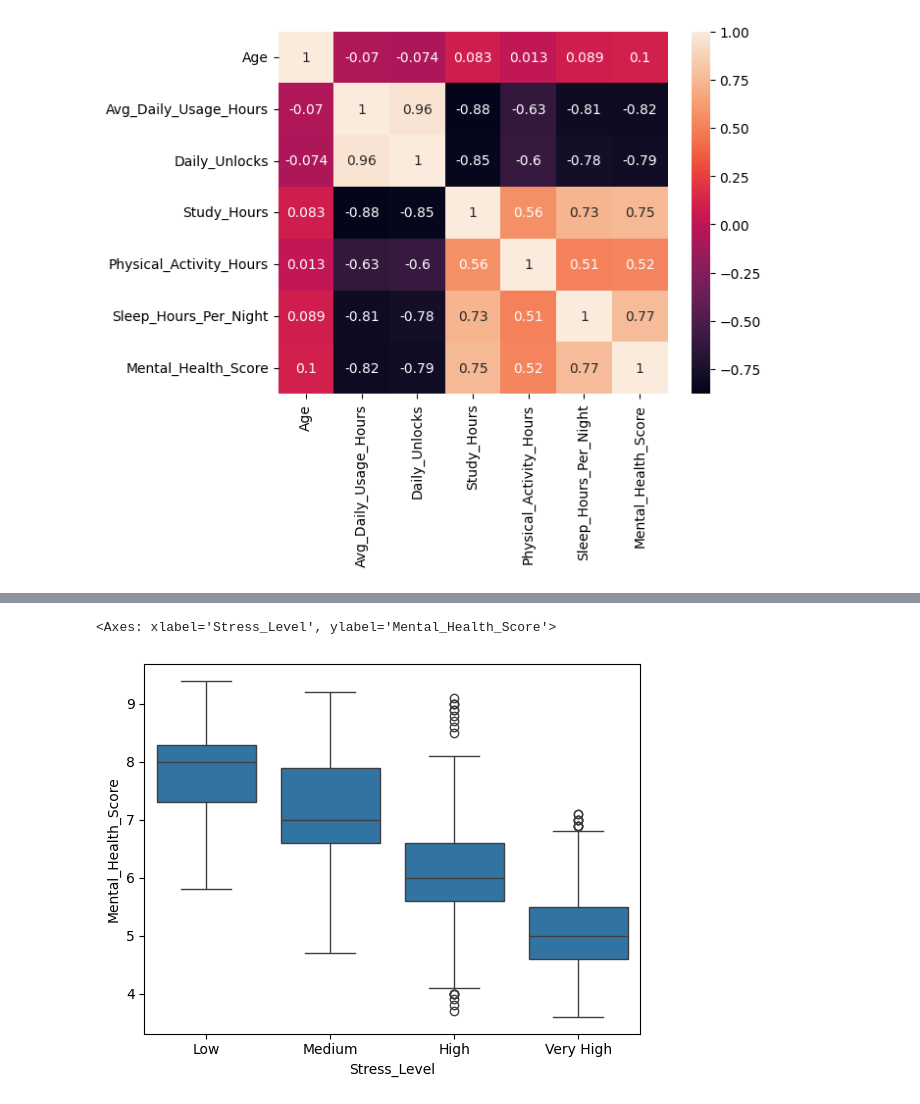
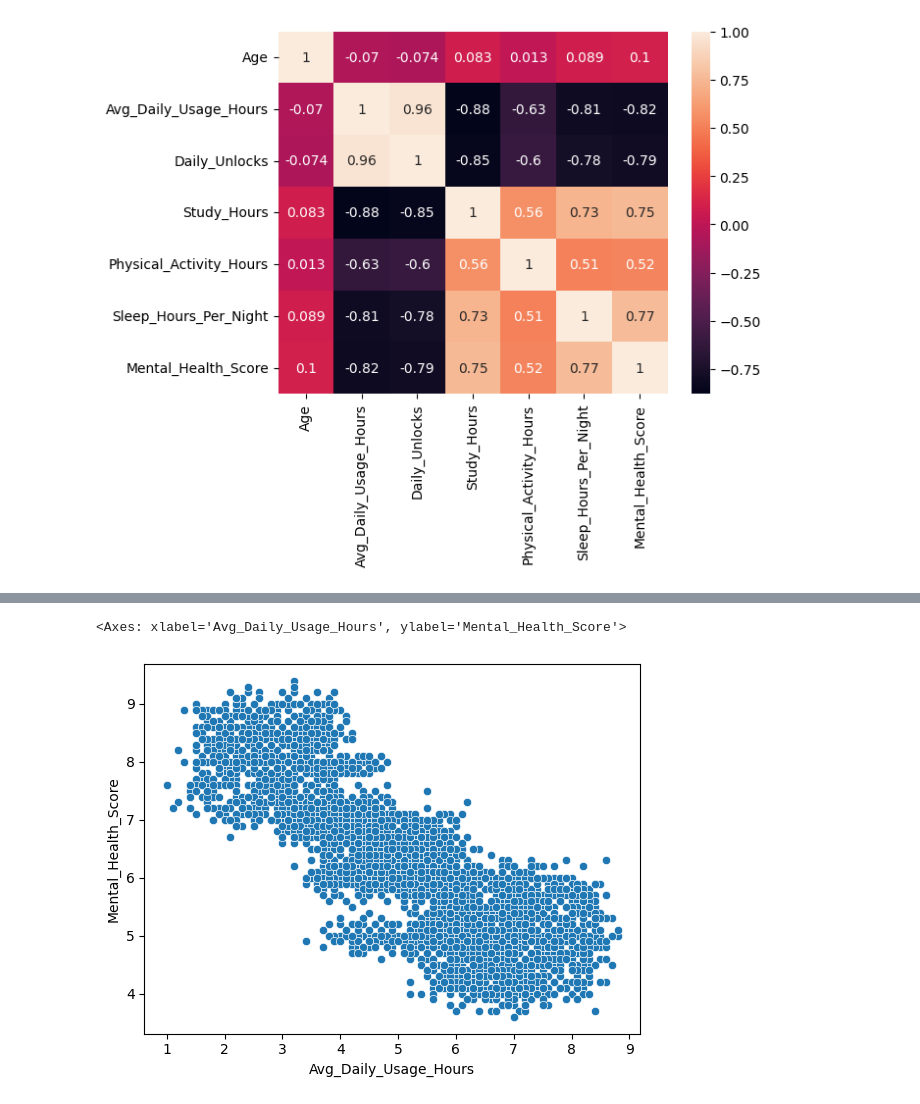
Before and after one commit to soumensen411/Student-Mental-Health-Score-Prediction, a Jupyter notebook: Student_Mental_Health_Score_Prediction.ipynb, the cells around one changed output, grey strips where cells are left out. Cells and saved outputs as stored; diff of their text form; code cells hidden in the pictures.

```diff
--- a/Student_Mental_Health_Score_Prediction.ipynb
+++ b/Student_Mental_Health_Score_Prediction.ipynb
@@ -96,5 +101,6 @@ order = ['Low','Medium', 'High','Very High']
-# %%
-sns.boxplot(x=df['Stress_Level'],y=df['Mental_Health_Score'],order=order)
-# %% [output]
-<Axes: xlabel='Stress_Level', ylabel='Mental_Health_Score'>
-[figure, removed]
+# %%
+# Average daily usage vs mental Health
+sns.scatterplot(x=df['Avg_Daily_Usage_Hours'],y=df['Mental_Health_Score'])
+# %% [output]
+<Axes: xlabel='Avg_Daily_Usage_Hours', ylabel='Mental_Health_Score'>
+[figure, added]
```
Also changed, not shown: parts of 14 cells of this notebook.
